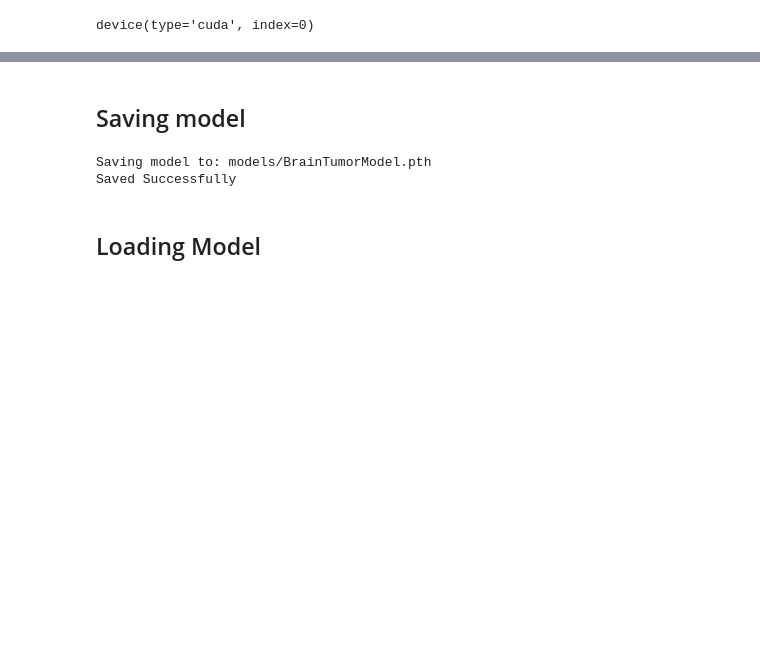
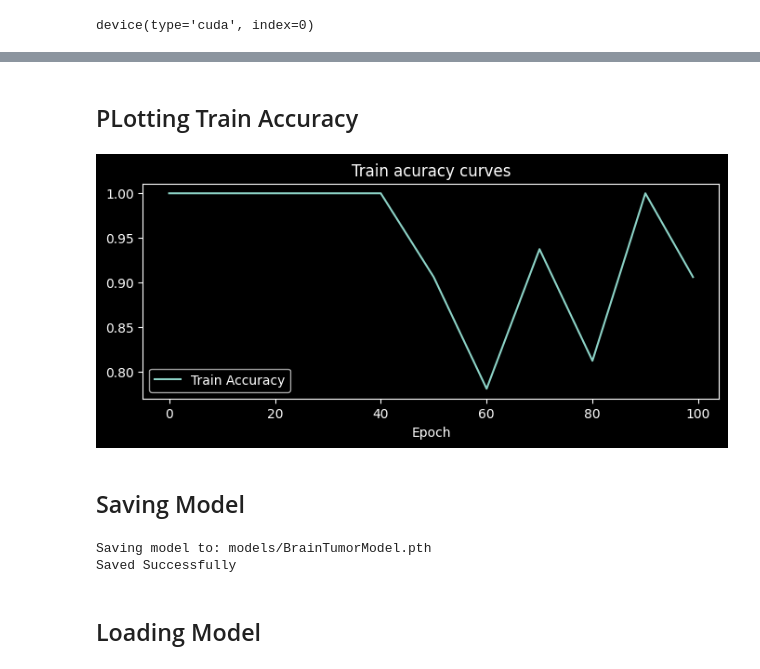
Before and after one commit to LuluW8071/Brain-Tumor-Detection, a Jupyter notebook: model.ipynb, the cells around one changed output, grey strips where cells are left out. Cells and saved outputs as stored; diff of their text form; code cells hidden in the pictures; blank space fills up the shorter version.

```diff
--- a/model.ipynb
+++ b/model.ipynb
@@ -228,5 +245,15 @@ Epochs 99 ------- Training Loss 0.0597 | Train Accuracy: 100.00%
+# %% [markdown]
+## PLotting Train Accuracy
+# %%
+plt.figure(figsize=(8,3))
+plt.plot(epoch_count, np.array(torch.tensor(acc_values).numpy()), label="Train Accuracy")
+plt.title("Train acuracy curves")
+plt.xlabel("Epoch")
+plt.legend();
+# %% [output]
+[figure, added]
 # %% [markdown]
-## Saving model
+## Saving Model
 # %%
 from pathlib import Path
 
```
Also changed, not shown: parts of 10 cells of this notebook.
